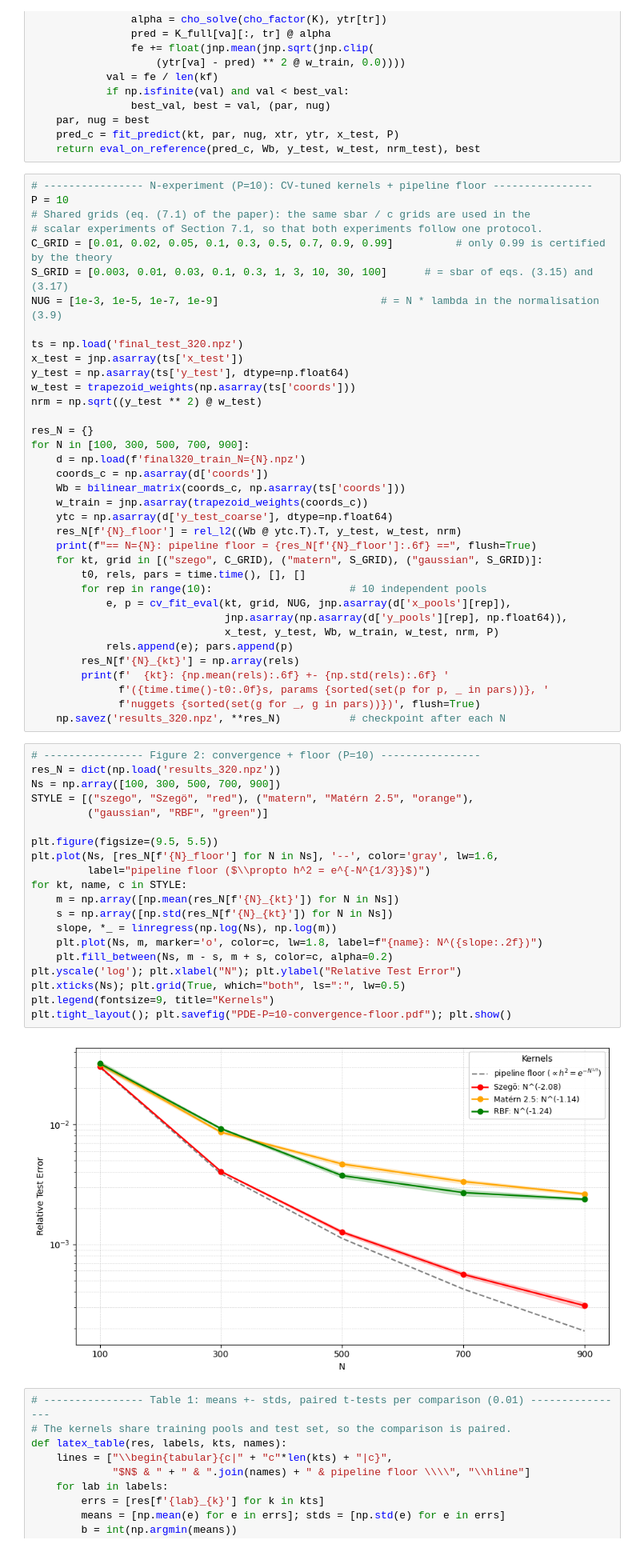
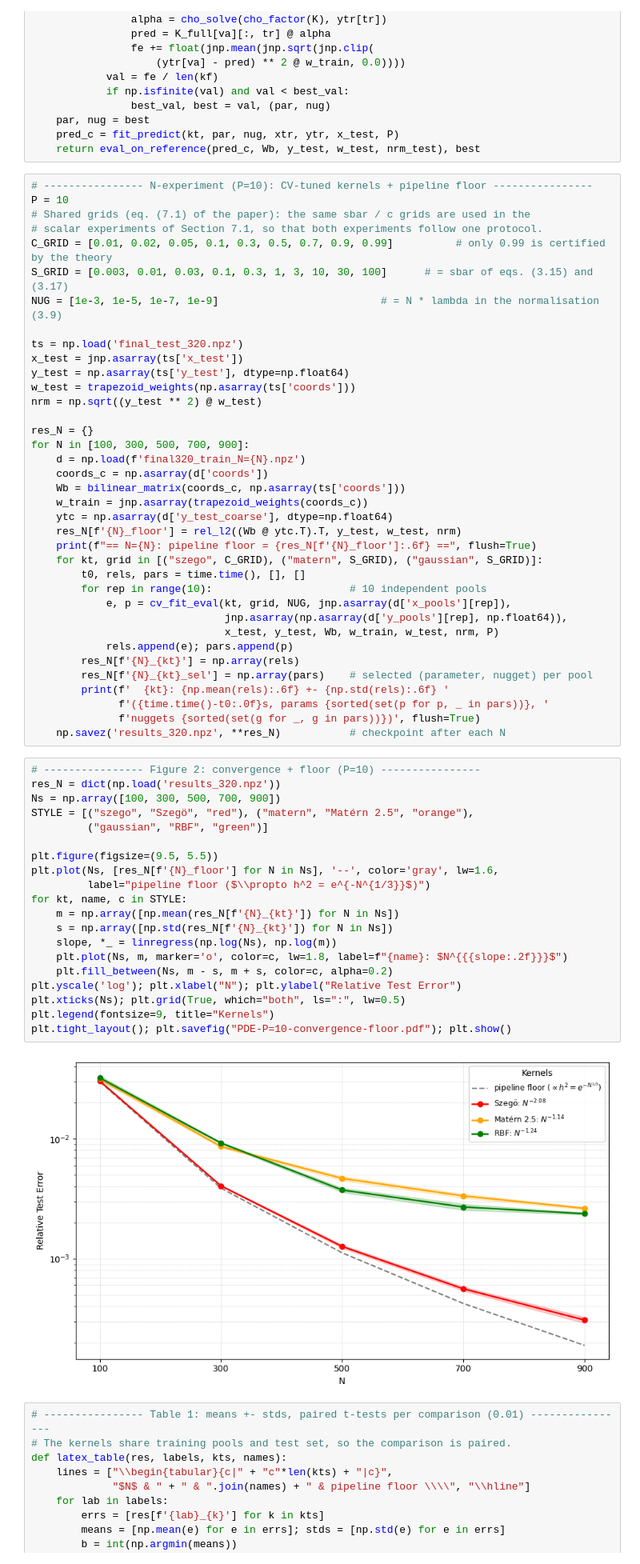
Before and after one commit to markush314/Kernel-based-learning-of-analytic-operators-and-parametric-PDEs, a Jupyter notebook: 03_vkrr_learning_evaluation.ipynb, the cells around one changed output. Shown at 80% size. Saved outputs shown, nothing was run; the diff lists cells and outputs as text.

```diff
--- a/03_vkrr_learning_evaluation.ipynb
+++ b/03_vkrr_learning_evaluation.ipynb
@@ -214,6 +214,7 @@ for N in [100, 300, 500, 700, 900]:
                                x_test, y_test, Wb, w_train, w_test, nrm, P)
             rels.append(e); pars.append(p)
         res_N[f'{N}_{kt}'] = np.array(rels)
+        res_N[f'{N}_{kt}_sel'] = np.array(pars)    # selected (parameter, nugget) per pool
         print(f'  {kt}: {np.mean(rels):.6f} +- {np.std(rels):.6f} '
               f'({time.time()-t0:.0f}s, params {sorted(set(p for p, _ in pars))}, '
               f'nuggets {sorted(set(g for _, g in pars))})', flush=True)
@@ -221,25 +222,25 @@ for N in [100, 300, 500, 700, 900]:
 # %%
 # ---------------- Figure 2: convergence + floor (P=10) ----------------
 res_N = dict(np.load('results_320.npz'))
 Ns = np.array([100, 300, 500, 700, 900])
 STYLE = [("szego", "Szegö", "red"), ("matern", "Matérn 2.5", "orange"),
          ("gaussian", "RBF", "green")]
 
 plt.figure(figsize=(9.5, 5.5))
 plt.plot(Ns, [res_N[f'{N}_floor'] for N in Ns], '--', color='gray', lw=1.6,
          label="pipeline floor ($\\propto h^2 = e^{-N^{1/3}}$)")
 for kt, name, c in STYLE:
     m = np.array([np.mean(res_N[f'{N}_{kt}']) for N in Ns])
     s = np.array([np.std(res_N[f'{N}_{kt}']) for N in Ns])
     slope, *_ = linregress(np.log(Ns), np.log(m))
-    plt.plot(Ns, m, marker='o', color=c, lw=1.8, label=f"{name}: N^({slope:.2f})")
+    plt.plot(Ns, m, marker='o', color=c, lw=1.8, label=f"{name}: $N^{{{slope:.2f}}}$")
     plt.fill_between(Ns, m - s, m + s, color=c, alpha=0.2)
 plt.yscale('log'); plt.xlabel("N"); plt.ylabel("Relative Test Error")
 plt.xticks(Ns); plt.grid(True, which="both", ls=":", lw=0.5)
 plt.legend(fontsize=9, title="Kernels")
 plt.tight_layout(); plt.savefig("PDE-P=10-convergence-floor.pdf"); plt.show()
 # %% [output]
-[figure, old version]
+[figure, new version]
 # %%
 # ---------------- Table 1: means +- stds, paired t-tests per comparison (0.01) ----------------
 # The kernels share training pools and test set, so the comparison is paired.
```
Also changed, not shown: parts of 3 cells of this notebook, 3 other files.
